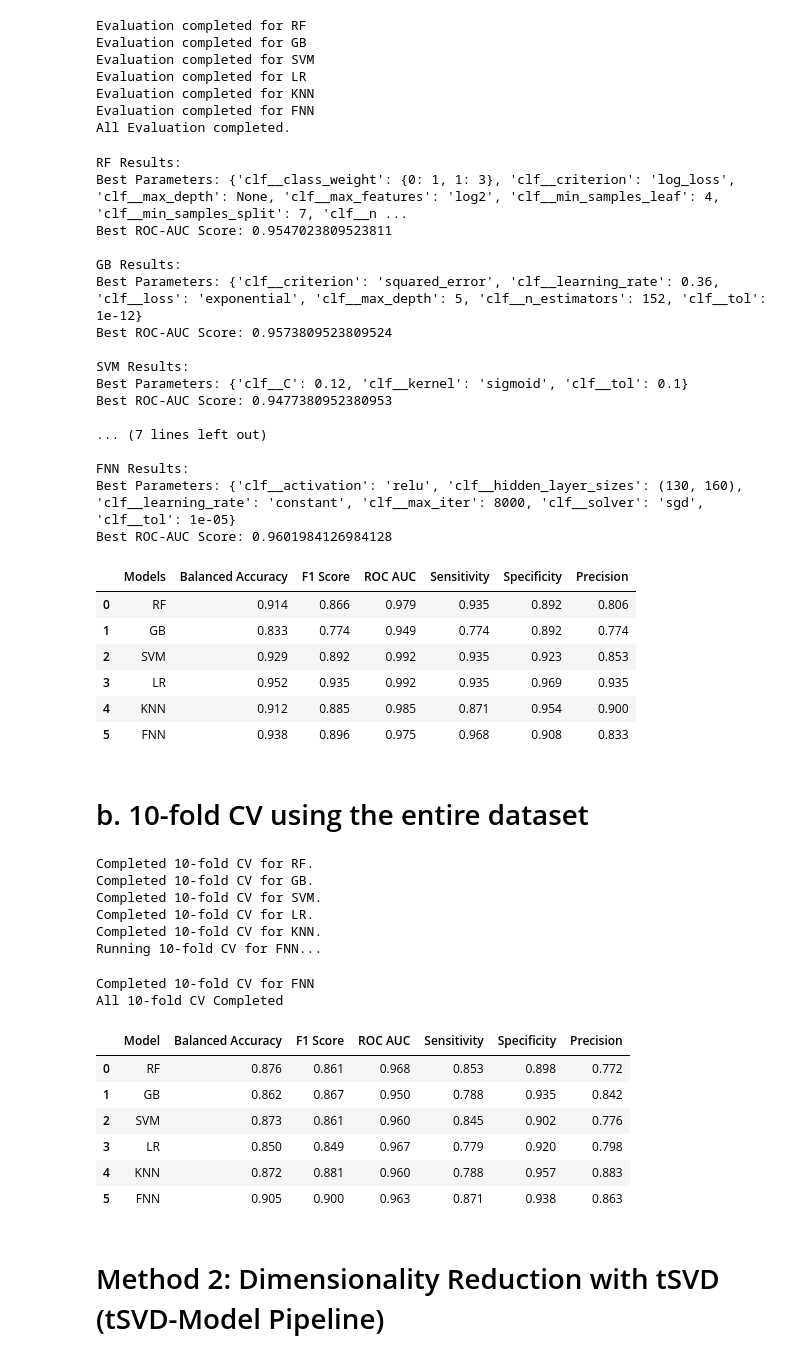
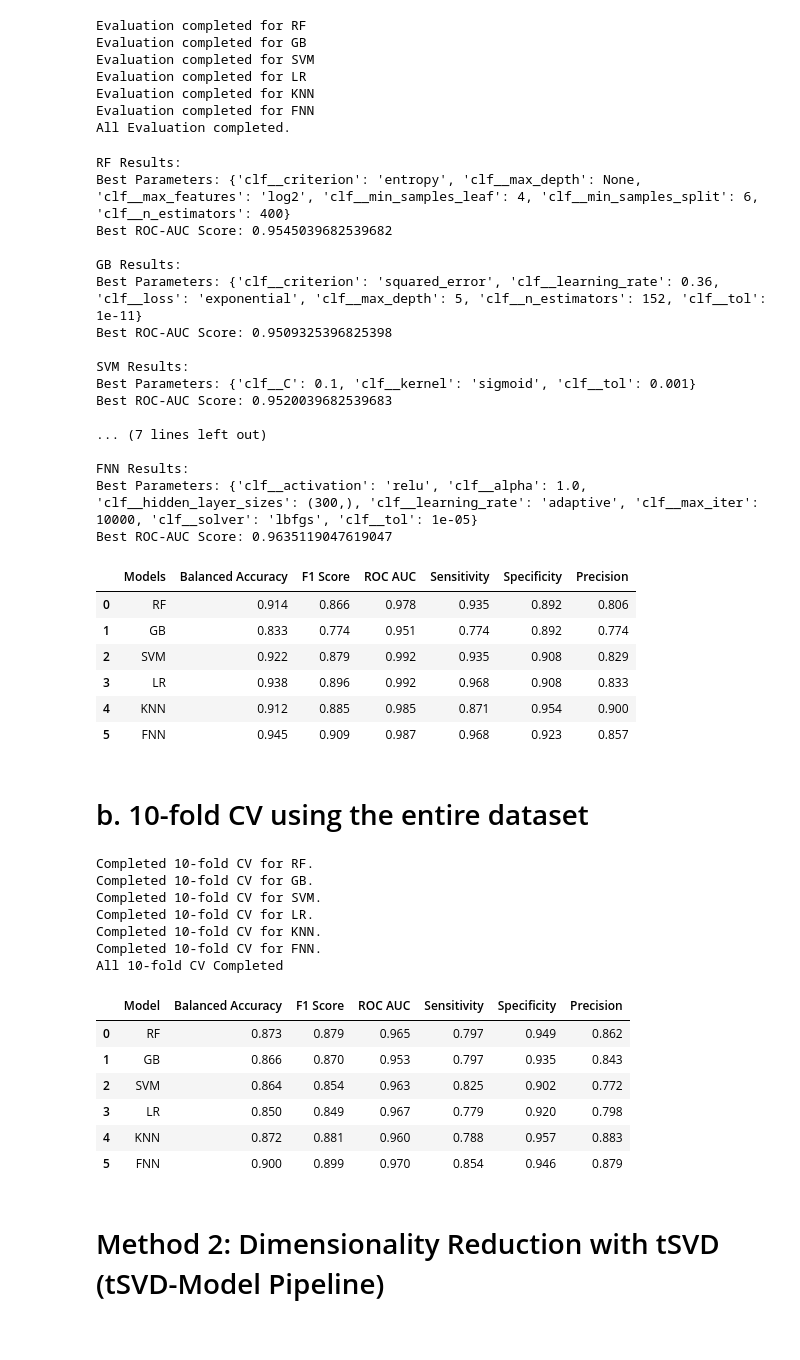
Before and after one commit to OnahPmi/Thyroid-Cancer-Recurrence-Prediction-Project, a Jupyter notebook: code base/Predictive Models Building.ipynb, the cells around one changed output. Drawn from its saved outputs; the diff is of its cells as text; code cells hidden in the pictures.

```diff
--- a/code base/Predictive Models Building.ipynb
+++ b/code base/Predictive Models Building.ipynb
@@ -83,6 +85,9 @@ preprocessor = ColumnTransformer(
     ],
     remainder="passthrough",
 )
+
+# Compute sample weights based on class imbalance
+sample_weights = compute_sample_weight(class_weight="balanced", y=y_train)
 # %% [markdown]
 ## b. Define the Models and Metrics
 # %%
@@ -128,7 +133,7 @@ param_grids = {
         "clf__min_samples_split": [6, 7],
         "clf__min_samples_leaf": [4, 5],
         "clf__criterion": ["gini", "entropy", "log_loss"],
-        "clf__class_weight": [{0: 1, 1: 3}],
+#         "clf__class_weight": [{0: 1, 1: 3}],
         "clf__max_features": ["log2"],
     },
     "GB": {
@@ -148,7 +153,8 @@ param_grids = {
     "LR": {
         "clf__C": [0.35, 0.36, 0.7],
         "clf__penalty": ["l1"],
-        "clf__solver": ["liblinear"]
+        "clf__solver": ["liblinear"],
+
     },
     "KNN": {
         "clf__n_neighbors": [16, 17],
@@ -157,11 +163,12 @@ param_grids = {
     },
     "FNN": {
         "clf__hidden_layer_sizes": [(300,), (130, 160)],
-        "clf__max_iter": [7900, 8000, 8200],
+        "clf__max_iter": [10000, 12000],
         "clf__activation": ["relu", "identity"],
         "clf__solver": ["adam", "sgd", "lbfgs"],
         "clf__learning_rate": ["constant", "adaptive"],
-        "clf__tol": [1e-4, 1e-5]
+        "clf__tol": [1e-4, 1e-5],
+        "clf__alpha": [0.1, 0.32, 1.0]
     }
 }
 
@@ -187,7 +194,10 @@ for model_name, model in models.items():
 
     # Perform hyperparameter tuning with GridSearchCV
     grid_search = GridSearchCV(pipeline, param_grids[model_name], cv=skf, scoring="roc_auc")
-    grid_search.fit(X_train, y_train)
+    if model_name in ["KNN", "FNN"]:
+        grid_search.fit(X_train, y_train)
+    else:
+        grid_search.fit(X_train, y_train, clf__sample_weight=sample_weights)
 
     # Evaluate the model on the test set
     best_pipeline = grid_search.best_estimator_
@@ -230,22 +240,22 @@ for model_name, result in method_1_results.items():
     print(f"Best ROC-AUC Score: {result['Best ROC-AUC Score']}")
 # %% [output]
 RF Results:
-Best Parameters: {'clf__class_weight': {0: 1, 1: 3}, 'clf__criterion': 'log_loss', 'clf__max_depth': None, 'clf__max_features': 'log2', 'clf__min_samples_leaf': 4, 'clf__min_samples_split': 7, 'clf__n ...
-Best ROC-AUC Score: 0.9547023809523811
+Best Parameters: {'clf__criterion': 'entropy', 'clf__max_depth': None, 'clf__max_features': 'log2', 'clf__min_samples_leaf': 4, 'clf__min_samples_split': 6, 'clf__n_estimators': 400}
+Best ROC-AUC Score: 0.9545039682539682
 
 GB Results:
-Best Parameters: {'clf__criterion': 'squared_error', 'clf__learning_rate': 0.36, 'clf__loss': 'exponential', 'clf__max_depth': 5, 'clf__n_estimators': 152, 'clf__tol': 1e-12}
-Best ROC-AUC Score: 0.9573809523809524
+Best Parameters: {'clf__criterion': 'squared_error', 'clf__learning_rate': 0.36, 'clf__loss': 'exponential', 'clf__max_depth': 5, 'clf__n_estimators': 152, 'clf__tol': 1e-11}
+Best ROC-AUC Score: 0.9509325396825398
 
 SVM Results:
-Best Parameters: {'clf__C': 0.12, 'clf__kernel': 'sigmoid', 'clf__tol': 0.1}
-Best ROC-AUC Score: 0.9477380952380953
+Best Parameters: {'clf__C': 0.1, 'clf__kernel': 'sigmoid', 'clf__tol': 0.001}
+Best ROC-AUC Score: 0.9520039682539683
 
 ... (7 lines left out)
 
 FNN Results:
-Best Parameters: {'clf__activation': 'relu', 'clf__hidden_layer_sizes': (130, 160), 'clf__learning_rate': 'constant', 'clf__max_iter': 8000, 'clf__solver': 'sgd', 'clf__tol': 1e-05}
-Best ROC-AUC Score: 0.9601984126984128
+Best Parameters: {'clf__activation': 'relu', 'clf__alpha': 1.0, 'clf__hidden_layer_sizes': (300,), 'clf__learning_rate': 'adaptive', 'clf__max_iter': 10000, 'clf__solver': 'lbfgs', 'clf__tol': 1e-05}
+Best ROC-AUC Score: 0.9635119047619047
 # %%
 performance_metrics = {metric_name: [] for metric_name in metrics.keys()}
 
@@ -258,16 +268,16 @@ for model_name, result in method_1_results.items():
 df_performance = pd.DataFrame(performance_metrics)
 df_performance.insert(0, "Models", [model_name for model_name in models])
 df_performance = df_performance.round(3)
-df_performance.to_csv("../results/test set models performance using PCA.csv", index=False)
+# df_performance.to_csv("../results/test set models performance using PCA.csv", index=False)
 df_performance
 # %% [output]
 |  | Models | Balanced Accuracy | F1 Score | ROC AUC | Sensitivity | Specificity | Precision |
-| 0 | RF | 0.914 | 0.866 | 0.979 | 0.935 | 0.892 | 0.806 |
-| 1 | GB | 0.833 | 0.774 | 0.949 | 0.774 | 0.892 | 0.774 |
-| 2 | SVM | 0.929 | 0.892 | 0.992 | 0.935 | 0.923 | 0.853 |
-| 3 | LR | 0.952 | 0.935 | 0.992 | 0.935 | 0.969 | 0.935 |
+| 0 | RF | 0.914 | 0.866 | 0.978 | 0.935 | 0.892 | 0.806 |
+| 1 | GB | 0.833 | 0.774 | 0.951 | 0.774 | 0.892 | 0.774 |
+| 2 | SVM | 0.922 | 0.879 | 0.992 | 0.935 | 0.908 | 0.829 |
+| 3 | LR | 0.938 | 0.896 | 0.992 | 0.968 | 0.908 | 0.833 |
 | 4 | KNN | 0.912 | 0.885 | 0.985 | 0.871 | 0.954 | 0.900 |
-| 5 | FNN | 0.938 | 0.896 | 0.975 | 0.968 | 0.908 | 0.833 |
+| 5 | FNN | 0.945 | 0.909 | 0.987 | 0.968 | 0.923 | 0.857 |
 # %% [markdown]
 # b. 10-fold CV using the entire dataset
 # %%
@@ -296,43 +306,42 @@ for (model_name, model), results in zip(models.items(), method_1_results.values(
     cv_results = cross_validate(tuned_pipeline, X, y, cv=skf, scoring=ten_fold_CV_metrics, return_train_score=False)
 
     metric_ids = [metric_id for metric_id in cv_results.keys() if metric_id.startswith("test_")]
     scores = {name: cv_results[metric_id] for name, metric_id in zip(ten_fold_CV_metrics.keys(), metric_ids)}
 
     ten_fold_cv_results_method_1[model_name] = scores
 
     print(f"\rCompleted {n_splits}-fold CV for {model_name}")
 
 print(f"\rAll {n_splits}-fold CV Completed")
 
 
 performance_metrics = {metric_name: [] for metric_name in metrics.keys()}
 
 for model_name, result in ten_fold_cv_results_method_1.items():
     for metric_name, score in result.items():
         performance_metrics[metric_name].append(np.mean(score))
 
 df_performance = pd.DataFrame(performance_metrics)
 df_performance.insert(0, "Model", [model_name for model_name in models])
 df_performance = df_performance.round(3)
 
-df_performance.to_csv("../results/10-fold CV performance using PCA.csv", index=False)
+# df_performance.to_csv("../results/10-fold CV performance using PCA.csv", index=False)
 df_performance
 # %% [output]
 Completed 10-fold CV for RF.
 Completed 10-fold CV for GB.
 Completed 10-fold CV for SVM.
 Completed 10-fold CV for LR.
 Completed 10-fold CV for KNN.
-Running 10-fold CV for FNN...
+Completed 10-fold CV for FNN.
+All 10-fold CV Completed
-Completed 10-fold CV for FNN
-All 10-fold CV Completed
 |  | Model | Balanced Accuracy | F1 Score | ROC AUC | Sensitivity | Specificity | Precision |
-| 0 | RF | 0.876 | 0.861 | 0.968 | 0.853 | 0.898 | 0.772 |
-| 1 | GB | 0.862 | 0.867 | 0.950 | 0.788 | 0.935 | 0.842 |
-| 2 | SVM | 0.873 | 0.861 | 0.960 | 0.845 | 0.902 | 0.776 |
+| 0 | RF | 0.873 | 0.879 | 0.965 | 0.797 | 0.949 | 0.862 |
+| 1 | GB | 0.866 | 0.870 | 0.953 | 0.797 | 0.935 | 0.843 |
+| 2 | SVM | 0.864 | 0.854 | 0.963 | 0.825 | 0.902 | 0.772 |
 | 3 | LR | 0.850 | 0.849 | 0.967 | 0.779 | 0.920 | 0.798 |
 | 4 | KNN | 0.872 | 0.881 | 0.960 | 0.788 | 0.957 | 0.883 |
-| 5 | FNN | 0.905 | 0.900 | 0.963 | 0.871 | 0.938 | 0.863 |
+| 5 | FNN | 0.900 | 0.899 | 0.970 | 0.854 | 0.946 | 0.879 |
 # %% [markdown]
 # Method 2: Dimensionality Reduction with tSVD (tSVD-Model Pipeline)
 # %% [markdown]
```
Also changed, not shown: parts of 6 cells of this notebook, 15 other files.
